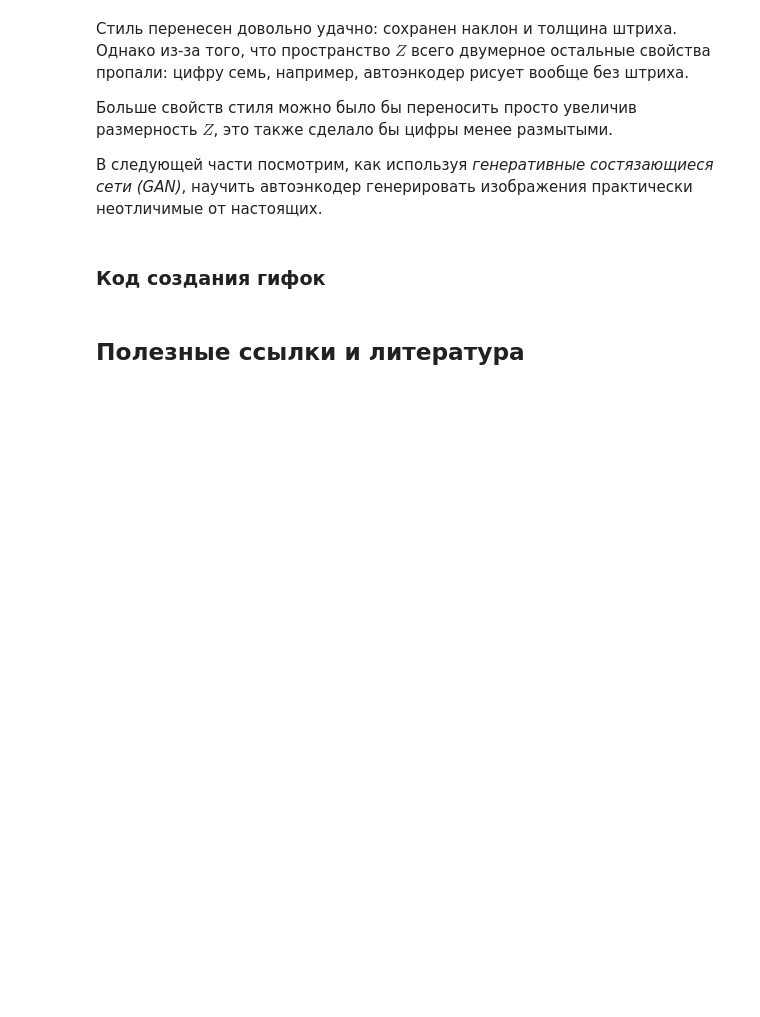
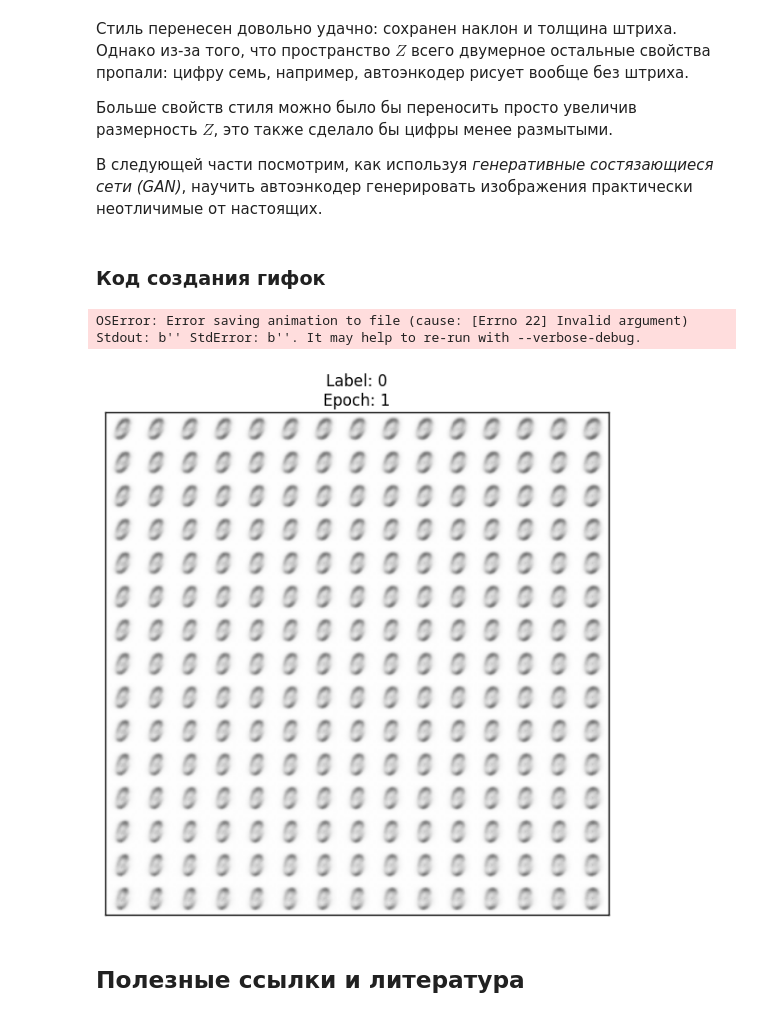
Before and after one commit to msurtsukov/ae_vae_gan, a Jupyter notebook: AE_Keras_habr_4.ipynb, the cells around one changed output. Drawn from its saved outputs; the diff is of its cells as text; code cells hidden in the pictures; blank space fills up the shorter version.

```diff
--- a/AE_Keras_habr_4.ipynb
+++ b/AE_Keras_habr_4.ipynb
@@ -481,35 +531,38 @@ def make_2d_figs_gif(figs, epochs, c, fname, fig):
     im = plt.imshow(np.zeros((28,28)), cmap='Greys', norm=norm)
     plt.grid(None)
     plt.title("Label: {}\nEpoch: {}".format(c, epochs[0]))
 
     def update(i):
         im.set_array(figs[i])
         im.axes.set_title("Label: {}\nEpoch: {}".format(c, epochs[i]))
         im.axes.get_xaxis().set_visible(False)
         im.axes.get_yaxis().set_visible(False)
         return im
 
     anim = FuncAnimation(fig, update, frames=range(len(figs)), interval=100)
     anim.save(fname, dpi=80, writer='imagemagick')
 
 def make_2d_scatter_gif(zs, epochs, c, fname, fig):
     im = plt.scatter(zs[0][:, 0], zs[0][:, 1])
     plt.title("Label: {}\nEpoch: {}".format(c, epochs[0]))
 
     def update(i):
         fig.clear()
         im = plt.scatter(zs[i][:, 0], zs[i][:, 1])
         im.axes.set_title("Label: {}\nEpoch: {}".format(c, epochs[i]))
         im.axes.set_xlim(-5, 5)
         im.axes.set_ylim(-5, 5)
         return im
 
     anim = FuncAnimation(fig, update, frames=range(len(zs)), interval=100)
     anim.save(fname, dpi=80, writer='imagemagick')
 
 for lbl in range(num_classes):
-    make_2d_figs_gif(figs[lbl], epochs, lbl, "./figs3_5/manifold_{}.gif".format(lbl), plt.figure(figsize=(7,7)))
-    make_2d_scatter_gif(latent_distrs[lbl], epochs, lbl, "./figs3_5/z_distr_{}.gif".format(lbl), plt.figure(figsize=(7,7)))
+    make_2d_figs_gif(figs[lbl], epochs, lbl, "./figs4/manifold_{}.gif".format(lbl), plt.figure(figsize=(7,7)))
+    make_2d_scatter_gif(latent_distrs[lbl], epochs, lbl, "./figs4/z_distr_{}.gif".format(lbl), plt.figure(figsize=(7,7)))
+# %% [output]
+OSError: Error saving animation to file (cause: [Errno 22] Invalid argument) Stdout: b'' StdError: b''. It may help to re-run with --verbose-debug.
+[figure, added]
 # %% [markdown]
 ## Полезные ссылки и литература
 # %% [markdown]
```
Also changed, not shown: parts of 7 cells of this notebook, 37 other files.
